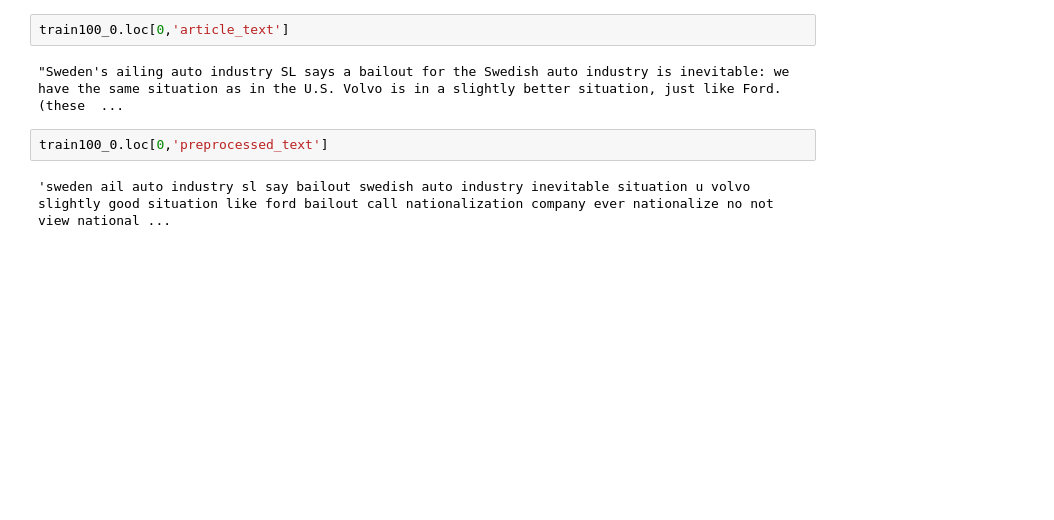
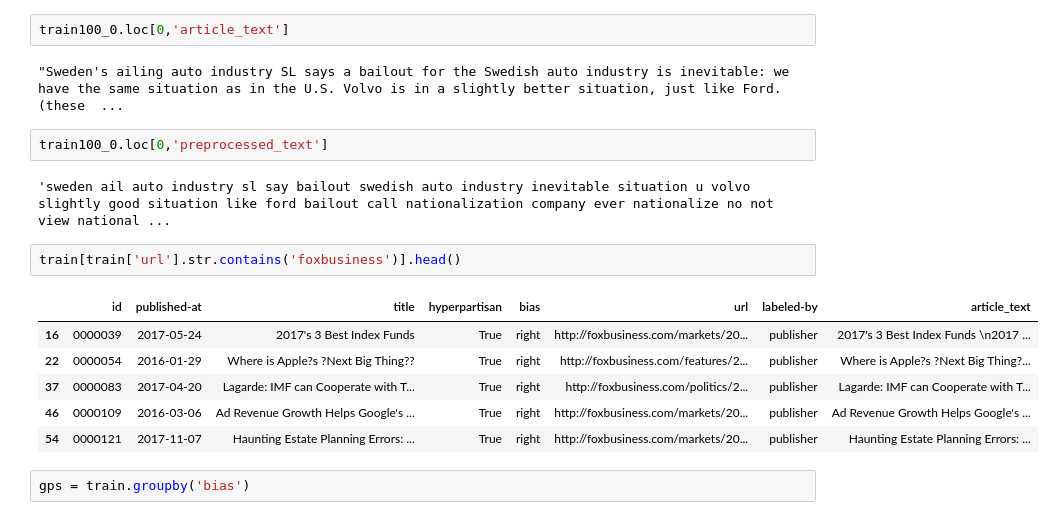
Before and after one commit to aftertouch/SemEval-2019-Task4, a Jupyter notebook: notebooks/09-23-create-sample-dataframes.ipynb, the cells around one changed output. Cells and saved outputs as stored; diff of their text form; blank space fills up the shorter version.

```diff
--- a/notebooks/09-23-create-sample-dataframes.ipynb
+++ b/notebooks/09-23-create-sample-dataframes.ipynb
@@ -91,3 +94,14 @@ train100_0.loc[0,'article_text']
 train100_0.loc[0,'preprocessed_text']
 # %% [output]
 'sweden ail auto industry sl say bailout swedish auto industry inevitable situation u volvo slightly good situation like ford bailout call nationalization company ever nationalize no not view national ...
+# %%
+train[train['url'].str.contains('foxbusiness')].head()
+# %% [output]
+|  | id | published-at | title | hyperpartisan | bias | url | labeled-by | article_text |
+| 16 | 0000039 | 2017-05-24 | 2017's 3 Best Index Funds | True | right | http://foxbusiness.com/markets/20... | publisher | 2017's 3 Best Index Funds \n2017 ... |
+| 22 | 0000054 | 2016-01-29 | Where is Apple?s ?Next Big Thing?? | True | right | http://foxbusiness.com/features/2... | publisher | Where is Apple?s ?Next Big Thing?... |
+| 37 | 0000083 | 2017-04-20 | Lagarde: IMF can Cooperate with T... | True | right | http://foxbusiness.com/politics/2... | publisher | Lagarde: IMF can Cooperate with T... |
+| 46 | 0000109 | 2016-03-06 | Ad Revenue Growth Helps Google's ... | True | right | http://foxbusiness.com/markets/20... | publisher | Ad Revenue Growth Helps Google's ... |
+| 54 | 0000121 | 2017-11-07 | Haunting Estate Planning Errors: ... | True | right | http://foxbusiness.com/markets/20... | publisher | Haunting Estate Planning Errors: ... |
+# %%
+gps = train.groupby('bias')
```
Also changed, not shown: parts of 6 cells of this notebook, 3 other files.
